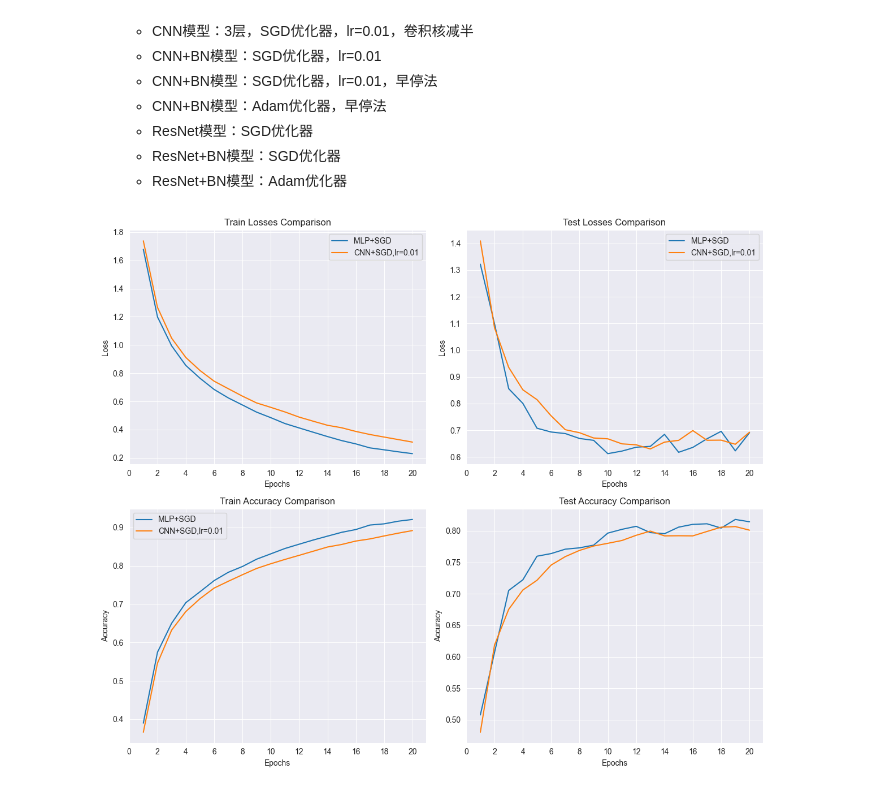
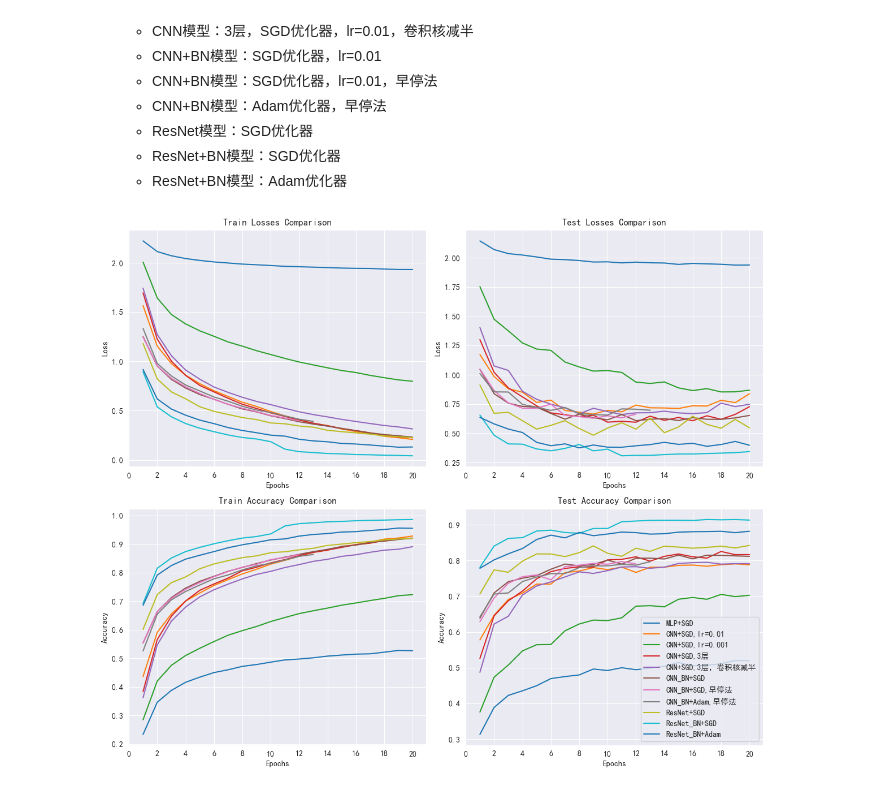
Before and after one commit to JaegerZhao/DeepLearning, a Jupyter notebook: 3 PyTorch实战_CIFAR10图像分类/CNN.ipynb, the cells around one changed output. Cells and saved outputs as stored; diff of their text form; code cells hidden in the pictures.

```diff
--- a/3 PyTorch实战_CIFAR10图像分类/CNN.ipynb
+++ b/3 PyTorch实战_CIFAR10图像分类/CNN.ipynb
@@ -1240,51 +1287,52 @@ class_accuarcy_all.append(ClassTest(model))
     - ResNet+BN模型：Adam优化器
 # %%
 epochs = list(range(1,21))
-labels=['MLP+SGD','CNN+SGD,lr=0.01','CNN+SGD,lr=0.001','CNN+SGD,3层','CNN+SGD,3层','CNN+SGD,3层，卷积核减半',
-        'CNN_BN+SGD','CNN_BN+SGD,早停法','CNN_BN+Adam,早停法','ResNet+SGD','ResNet_BN+SGD']
+labels=['MLP+SGD','CNN+SGD,lr=0.01','CNN+SGD,lr=0.001','CNN+SGD,3层','CNN+SGD,3层，卷积核减半',
+        'CNN_BN+SGD','CNN_BN+SGD,早停法','CNN_BN+Adam,早停法','ResNet+SGD','ResNet_BN+SGD','ResNet_BN+Adam']
+
+plt.rcParams['font.family'] = ['sans-serif']
+plt.rcParams['font.sans-serif'] = ['SimHei']
 
 # 绘制 Train Loss 和 Test Loss 对比图
 plt.figure(figsize=(12, 10))
 plt.subplot(2, 2, 1)
 for i, train_loss in enumerate(train_losses_all):
-    plt.plot(epochs, train_loss, label=labels[i])
+    plt.plot(epochs[:len(train_loss)], train_loss, label=labels[i])
 plt.xticks(range(0, 21, 2), range(0, 21, 2))
 plt.title('Train Losses Comparison')
 plt.xlabel('Epochs')
 plt.ylabel('Loss')
-plt.legend()
 
 plt.subplot(2, 2, 2)
 for i, test_loss in enumerate(test_losses_all):
-    plt.plot(epochs, test_loss, label=labels[i])
+    plt.plot(epochs[:len(test_loss)], test_loss, label=labels[i])
 plt.xticks(range(0, 21, 2), range(0, 21, 2))
 plt.title('Test Losses Comparison')
 plt.xlabel('Epochs')
 plt.ylabel('Loss')
-plt.legend()
 
 # 绘制 Train Accuracy 和 Test Accuracy 对比图
 plt.subplot(2, 2, 3)
 for i, train_accuracy in enumerate(train_accuracies_all):
-    plt.plot(epochs, train_accuracy, label=labels[i])
+    plt.plot(epochs[:len(train_accuracy)], train_accuracy, label=labels[i])
 plt.xticks(range(0, 21, 2), range(0, 21, 2))
 plt.title('Train Accuracy Comparison')
 plt.xlabel('Epochs')
 plt.ylabel('Accuracy')
-plt.legend()
 
 plt.subplot(2, 2, 4)
 for i, test_accuracy in enumerate(test_accuracies_all):
-    plt.plot(epochs, test_accuracy, label=labels[i])
+    plt.plot(epochs[:len(test_accuracy)], test_accuracy, label=labels[i])
 plt.xticks(range(0, 21, 2), range(0, 21, 2))
 plt.title('Test Accuracy Comparison')
 plt.xlabel('Epochs')
 plt.ylabel('Accuracy')
+plt.legend()
 
 plt.tight_layout()
 plt.show()
 # %% [output]
-[figure, old version]
+[figure, new version]
 # %%
 # 类别名称
 class_names = ['airplane', 'automobile', 'bird', 'cat', 'deer', 'dog', 'frog', 'horse', 'ship', 'truck']
```
Also changed, not shown: parts of 23 cells of this notebook.
